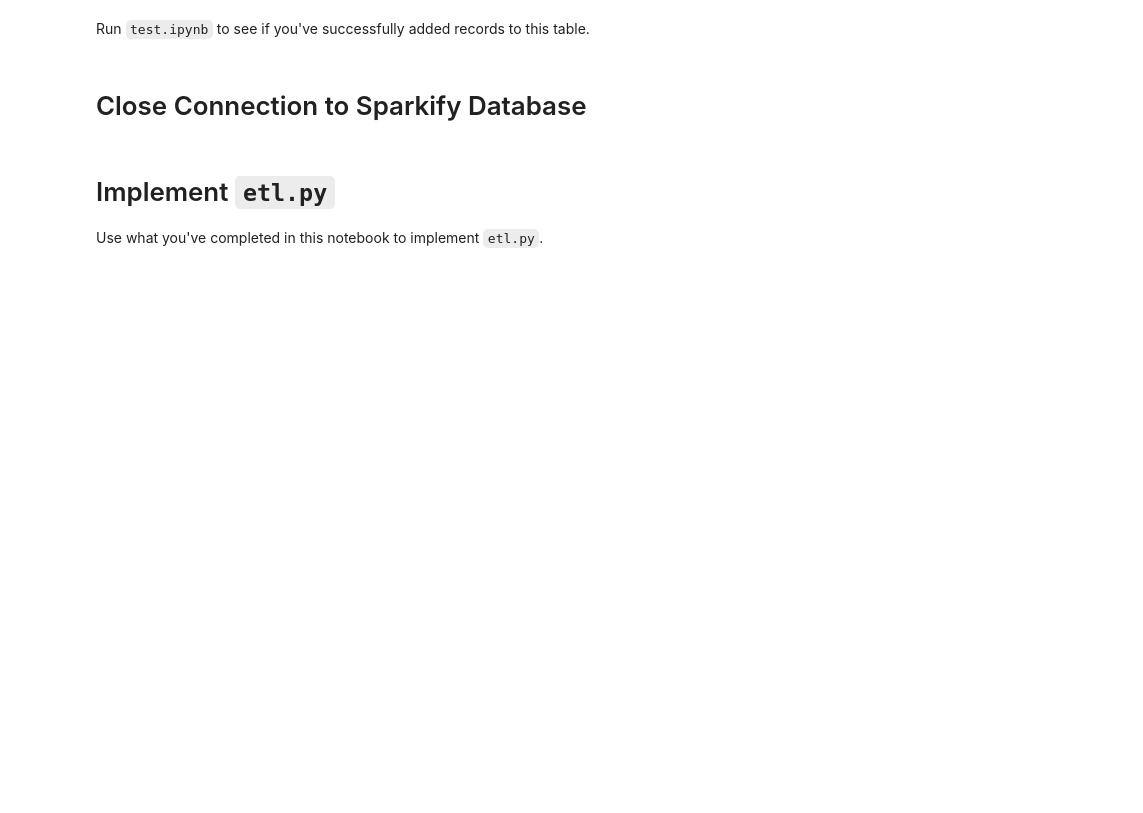
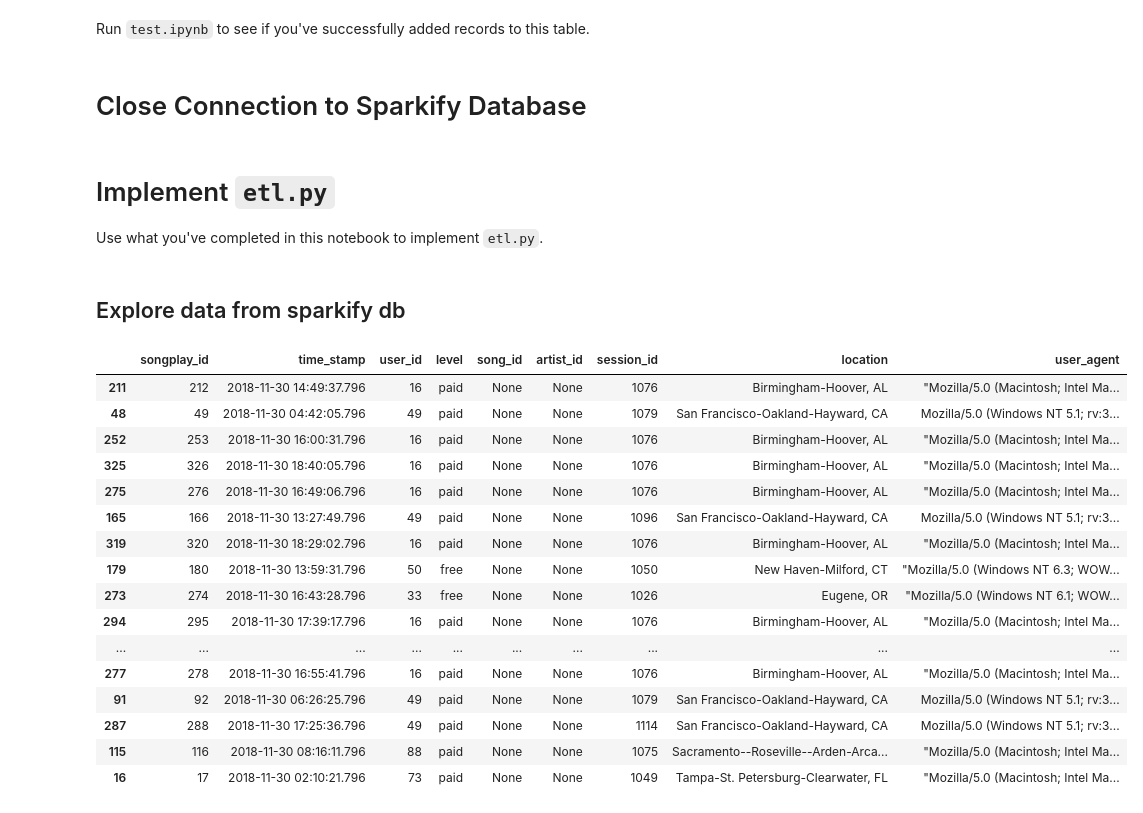
Before and after one commit to TheIvanP/scrimshaw-recursion, a Jupyter notebook: etl.ipynb, the cells around one changed output. Saved outputs shown, nothing was run; the diff lists cells and outputs as text; code cells hidden in the pictures; blank space fills up the shorter version.

```diff
--- a/etl.ipynb
+++ b/etl.ipynb
@@ -320,3 +254,29 @@ conn.close()
 # %% [markdown]
 # Implement `etl.py`
 Use what you've completed in this notebook to implement `etl.py`.
+# %% [markdown]
+## Explore data from sparkify db
+# %%
+conn = psycopg2.connect("host=127.0.0.1 dbname=sparkifydb user=postgres password=postgres")
+cur = conn.cursor()
+df_spak = pd.read_sql_query("""SELECT * from songplays""", conn)
+# %%
+df_spak.sample(frac=0.1)
+# %% [output]
+|  | songplay_id | time_stamp | user_id | level | song_id | artist_id | session_id | location | user_agent |
+| 211 | 212 | 2018-11-30 14:49:37.796 | 16 | paid | None | None | 1076 | Birmingham-Hoover, AL | "Mozilla/5.0 (Macintosh; Intel Ma... |
+| 48 | 49 | 2018-11-30 04:42:05.796 | 49 | paid | None | None | 1079 | San Francisco-Oakland-Hayward, CA | Mozilla/5.0 (Windows NT 5.1; rv:3... |
+| 252 | 253 | 2018-11-30 16:00:31.796 | 16 | paid | None | None | 1076 | Birmingham-Hoover, AL | "Mozilla/5.0 (Macintosh; Intel Ma... |
+| 325 | 326 | 2018-11-30 18:40:05.796 | 16 | paid | None | None | 1076 | Birmingham-Hoover, AL | "Mozilla/5.0 (Macintosh; Intel Ma... |
+| 275 | 276 | 2018-11-30 16:49:06.796 | 16 | paid | None | None | 1076 | Birmingham-Hoover, AL | "Mozilla/5.0 (Macintosh; Intel Ma... |
+| 165 | 166 | 2018-11-30 13:27:49.796 | 49 | paid | None | None | 1096 | San Francisco-Oakland-Hayward, CA | Mozilla/5.0 (Windows NT 5.1; rv:3... |
+| 319 | 320 | 2018-11-30 18:29:02.796 | 16 | paid | None | None | 1076 | Birmingham-Hoover, AL | "Mozilla/5.0 (Macintosh; Intel Ma... |
+| 179 | 180 | 2018-11-30 13:59:31.796 | 50 | free | None | None | 1050 | New Haven-Milford, CT | "Mozilla/5.0 (Windows NT 6.3; WOW... |
+| 273 | 274 | 2018-11-30 16:43:28.796 | 33 | free | None | None | 1026 | Eugene, OR | "Mozilla/5.0 (Windows NT 6.1; WOW... |
+| 294 | 295 | 2018-11-30 17:39:17.796 | 16 | paid | None | None | 1076 | Birmingham-Hoover, AL | "Mozilla/5.0 (Macintosh; Intel Ma... |
+| ... | ... | ... | ... | ... | ... | ... | ... | ... | ... |
+| 277 | 278 | 2018-11-30 16:55:41.796 | 16 | paid | None | None | 1076 | Birmingham-Hoover, AL | "Mozilla/5.0 (Macintosh; Intel Ma... |
+| 91 | 92 | 2018-11-30 06:26:25.796 | 49 | paid | None | None | 1079 | San Francisco-Oakland-Hayward, CA | Mozilla/5.0 (Windows NT 5.1; rv:3... |
+| 287 | 288 | 2018-11-30 17:25:36.796 | 49 | paid | None | None | 1114 | San Francisco-Oakland-Hayward, CA | Mozilla/5.0 (Windows NT 5.1; rv:3... |
+| 115 | 116 | 2018-11-30 08:16:11.796 | 88 | paid | None | None | 1075 | Sacramento--Roseville--Arden-Arca... | "Mozilla/5.0 (Macintosh; Intel Ma... |
+| 16 | 17 | 2018-11-30 02:10:21.796 | 73 | paid | None | None | 1049 | Tampa-St. Petersburg-Clearwater, FL | "Mozilla/5.0 (Macintosh; Intel Ma... |
```
Also changed, not shown: parts of 17 cells of this notebook, 1 other file.
